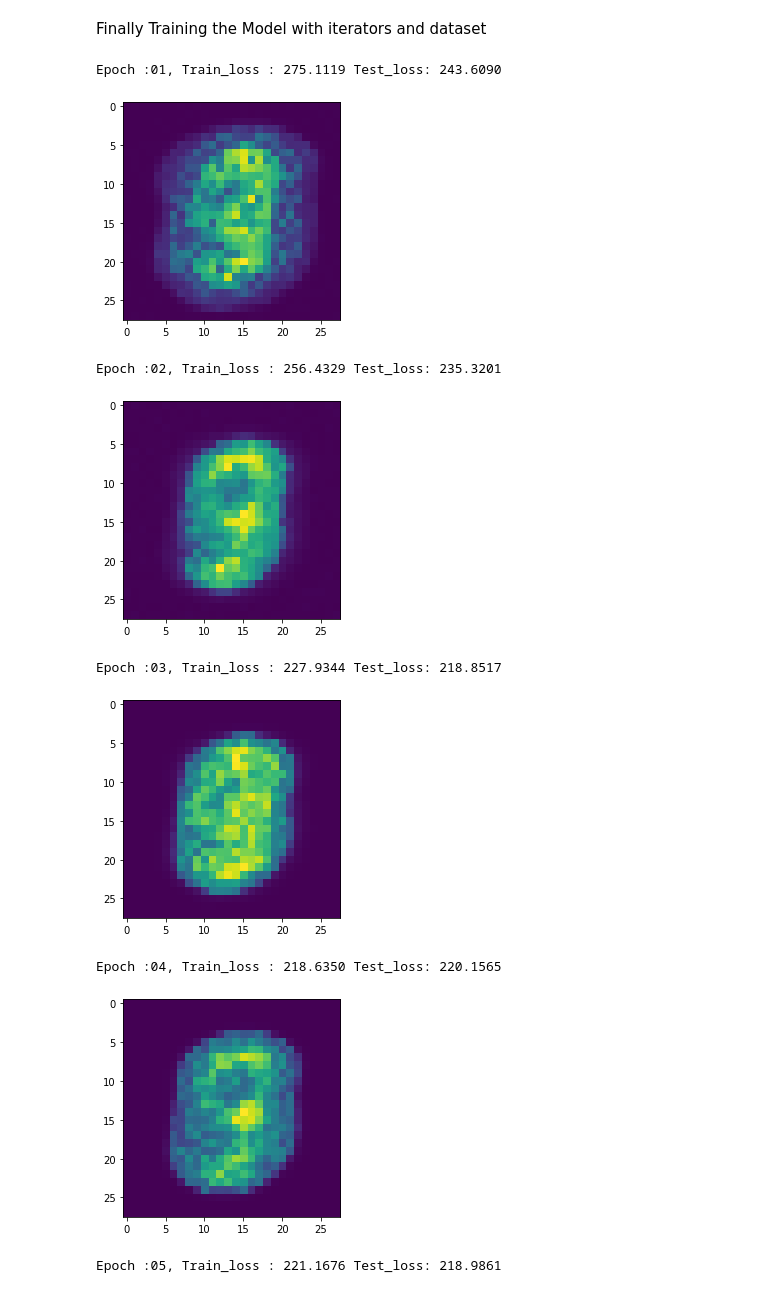
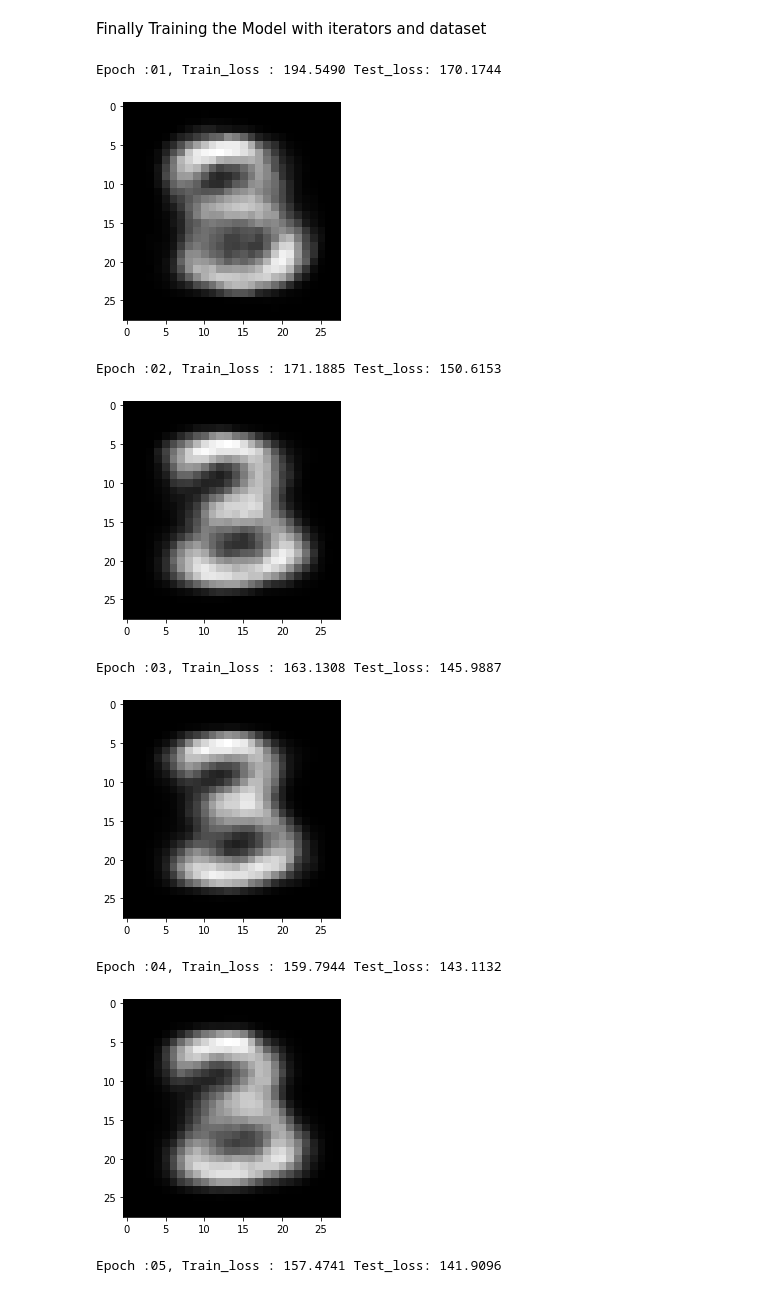
Before and after one commit to shivammehta007/NLPResearch, a Jupyter notebook: Tutorials/Generative Models/VAE.ipynb, the cells around one changed output. Cells and saved outputs as stored; diff of their text form; code cells hidden in the pictures.

Commit message:
Adding zero grad to optimizer and it works!!

```diff
--- a/Tutorials/Generative Models/VAE.ipynb
+++ b/Tutorials/Generative Models/VAE.ipynb
@@ -166,6 +166,7 @@ def train(model, iterator, optimizer):
     train_loss = 0
 
     for i, (x, _) in enumerate(iterator):
+        optimizer.zero_grad()
         # Update the size of array
         x = x.to(device)
 
@@ -177,7 +178,6 @@ def train(model, iterator, optimizer):
 
         # Backpropagate
         loss.backward()
-
         # Update Train_loss
         train_loss += loss.item()
 
@@ -203,32 +203,30 @@ def test(model, iterator, optimizer):
 
     return test_loss
 # %%
-N_EPOCHS = 5
+N_EPOCHS = 10
 # %% [markdown]
 Finally Training the Model with iterators and dataset
 # %%
  for epoch in tqdm(range(N_EPOCHS)):
-
         train_loss = train(model, train_iterator, optimizer)
         test_loss = test(model, test_iterator, optimizer)
 
         train_loss /= len(train_data)
         test_loss /= len(test_data)
-
         print('Epoch :{:02d}, Train_loss : {:.4f} Test_loss: {:.4f}'.format(epoch + 1, train_loss, test_loss))
         model.eval()
         recon_img, _, _ = model(tmpx[:1].to(device))
         img = recon_img.view(28, 28).detach().cpu().numpy()
 
-        plt.imshow(img)
+        plt.imshow(img, cmap='gray')
         plt.show()
 # %% [output]
-Epoch :01, Train_loss : 275.1119 Test_loss: 243.6090
+Epoch :01, Train_loss : 194.5490 Test_loss: 170.1744
-[figure, old version]
+[figure, new version]
-Epoch :02, Train_loss : 256.4329 Test_loss: 235.3201
+Epoch :02, Train_loss : 171.1885 Test_loss: 150.6153
-[figure, old version]
+[figure, new version]
-Epoch :03, Train_loss : 227.9344 Test_loss: 218.8517
+Epoch :03, Train_loss : 163.1308 Test_loss: 145.9887
-[figure, old version]
+[figure, new version]
-Epoch :04, Train_loss : 218.6350 Test_loss: 220.1565
+Epoch :04, Train_loss : 159.7944 Test_loss: 143.1132
-[figure, old version]
+[figure, new version]
-Epoch :05, Train_loss : 221.1676 Test_loss: 218.9861
+Epoch :05, Train_loss : 157.4741 Test_loss: 141.9096
```
Also changed, not shown: parts of 3 cells of this notebook.
